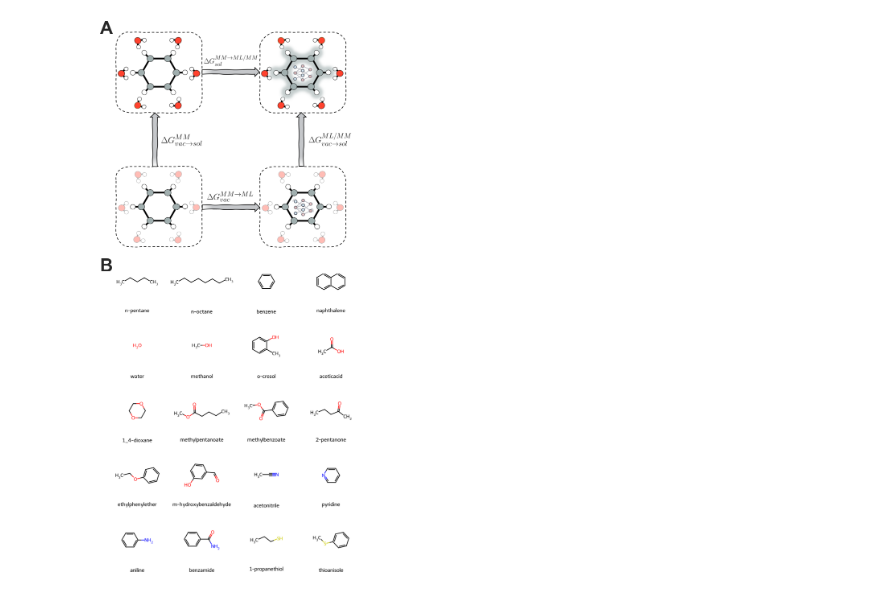
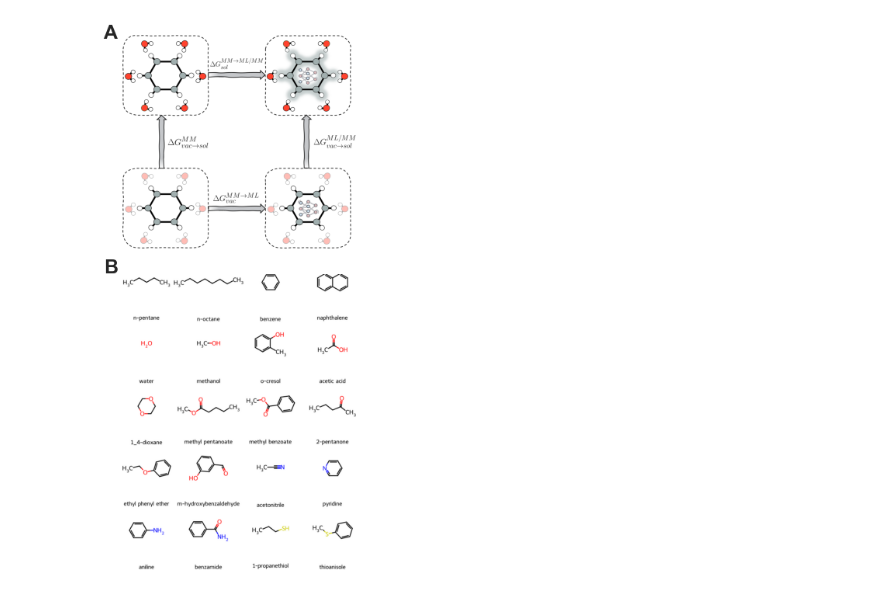
Before and after one commit to michellab/EMLE_HFE_SI, a Jupyter notebook: figures/dataset/combined_plot.ipynb, the cells around one changed output. Cells and saved outputs as stored; diff of their text form; code cells hidden in the pictures.

```diff
--- a/figures/dataset/combined_plot.ipynb
+++ b/figures/dataset/combined_plot.ipynb
@@ -1,35 +1,18 @@
 # %%
 import io
-
 import cairosvg
 import matplotlib.pyplot as plt
 import seaborn as sns
-from PIL import Image, ImageOps
+from PIL import Image
 
 sns.set(style="whitegrid", palette="colorblind", context="paper", font_scale=1.5)
-
-
-def trim_white_borders_tight(img, tol=10):
-    """
-    Crop white borders tightly from an image.
-    """
-    gray = img.convert("L")
-    inverted = ImageOps.invert(gray)
-    bbox = inverted.getbbox()
-    if bbox:
-        return img.crop(bbox)
-    else:
-        return img
-
-
-svg_path = "/Users/admin/repos/EMLE_HFE_SI/figures/dataset/molecules_grid.svg"
+svg_path = "/Users/admin/repos/EMLE_HFE_SI/figures/dataset/molecules_grid_trimmed.svg"
 png_data = cairosvg.svg2png(url=svg_path, dpi=1200)
 imgB = Image.open(io.BytesIO(png_data))
 imgA = Image.open("thermodynamic_cycle.png")
-imgB_tight = trim_white_borders_tight(imgB, tol=5)
+imgB_tight = imgB
 scale_factor = 0.8
 new_width = int(imgA.width * scale_factor)
-
 imgA_rescaled = imgA.resize(
     (new_width, int(new_width * imgA.height / imgA.width)),
     resample=Image.Resampling.LANCZOS,
@@ -42,47 +25,45 @@ imgB_resized = imgB_tight.resize(
 hA = imgA_rescaled.height
 hB = imgB_resized.height
 height_ratios = [hA, hB]
+target_width_in = 3.25
+fig_height_in = target_width_in * (hA + hB) / new_width  # maintain proportions
 fig, (ax1, ax2) = plt.subplots(
     2,
     1,
-    figsize=(8, 8 * (hA + hB) / new_width),
+    figsize=(target_width_in, fig_height_in),
     gridspec_kw={"height_ratios": height_ratios},
 )
-
+plt.subplots_adjust(hspace=0.1, left=0.075, right=1, top=0.97, bottom=0)
 ax1.imshow(imgA_rescaled)
 ax2.imshow(imgB_resized)
-
 ax1.axis("off")
 ax2.axis("off")
-
 ax1.text(
-    -0.01,
+    -0.02,
     1.05,
     "A",
     transform=ax1.transAxes,
-    fontsize=32,
+    fontsize=18,
     fontweight="bold",
     va="top",
     ha="right",
 )
 ax2.text(
-    -0.01,
+    -0.02,
     1.05,
     "B",
     transform=ax2.transAxes,
-    fontsize=32,
+    fontsize=18,
     fontweight="bold",
     va="top",
     ha="right",
 )
-
-plt.subplots_adjust(hspace=0.1)
 plt.savefig(
-    "fig1_thermodynamic_cicle_and_dataset.pdf",
-    bbox_inches="tight",
-    dpi=300,
+    "fig1_thermodynamic_cycle_and_dataset2.pdf",
+    #bbox_inches="tight",
+    dpi=1200,
     transparent=False,
 )
 plt.show()
 # %% [output]
-[figure, old version]
+[figure, new version]
```
Also changed, not shown: 6 other files.
